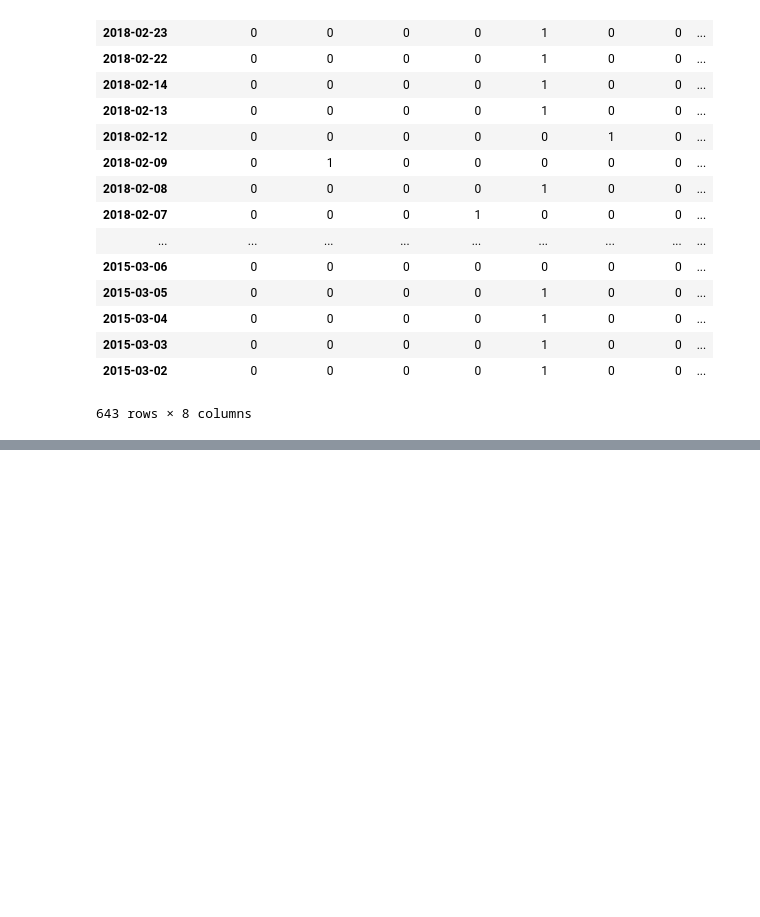
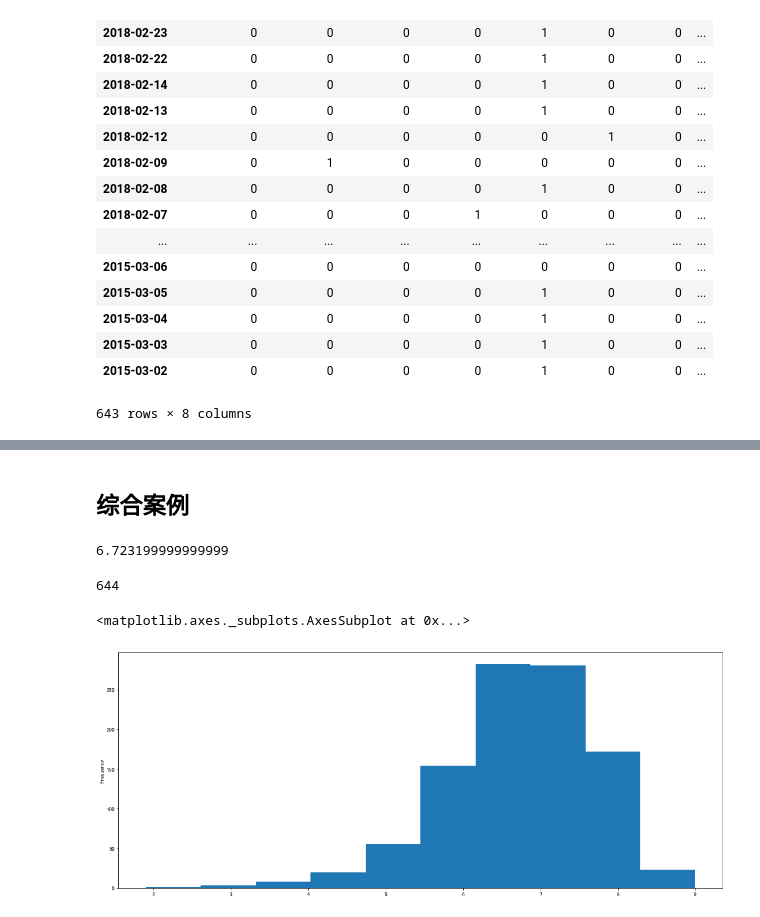
Before and after one commit to SmaugADG/machine-learning, a Jupyter notebook: data-mining/Pandas进阶/Pandas进阶.ipynb, the cells around one changed output, grey strips where cells are left out. Cells and saved outputs as stored; diff of their text form; code cells hidden in the pictures; blank space fills up the shorter version.

```diff
--- a/data-mining/Pandas进阶/Pandas进阶.ipynb
+++ b/data-mining/Pandas进阶/Pandas进阶.ipynb
@@ -272,0 +475,22 @@ stock_change
+# %% [markdown]
+## 综合案例
+# %%
+# 1、准备数据
+movie = pd.read_csv("./IMDB/IMDB-Movie-Data.csv")
+# %%
+# 问题1：我们想知道这些电影数据中评分的平均分，导演的人数等信息，我们应该怎么获取？
+# 评分的平均分
+movie["Rating"].mean()
+# %% [output]
+6.723199999999999
+# %%
+# 导演人数
+np.unique(movie["Director"]).size
+# %% [output]
+644
+# %%
+# 问题2：对于这一组电影数据，如果我们想rating，runtime的分布情况，应该如何呈现数据？
+movie["Rating"].plot(kind="hist",figsize=(20,8))
+# %% [output]
+<matplotlib.axes._subplots.AxesSubplot at 0x...>
+[figure, added]
```
Also changed, not shown: parts of 38 cells of this notebook.
